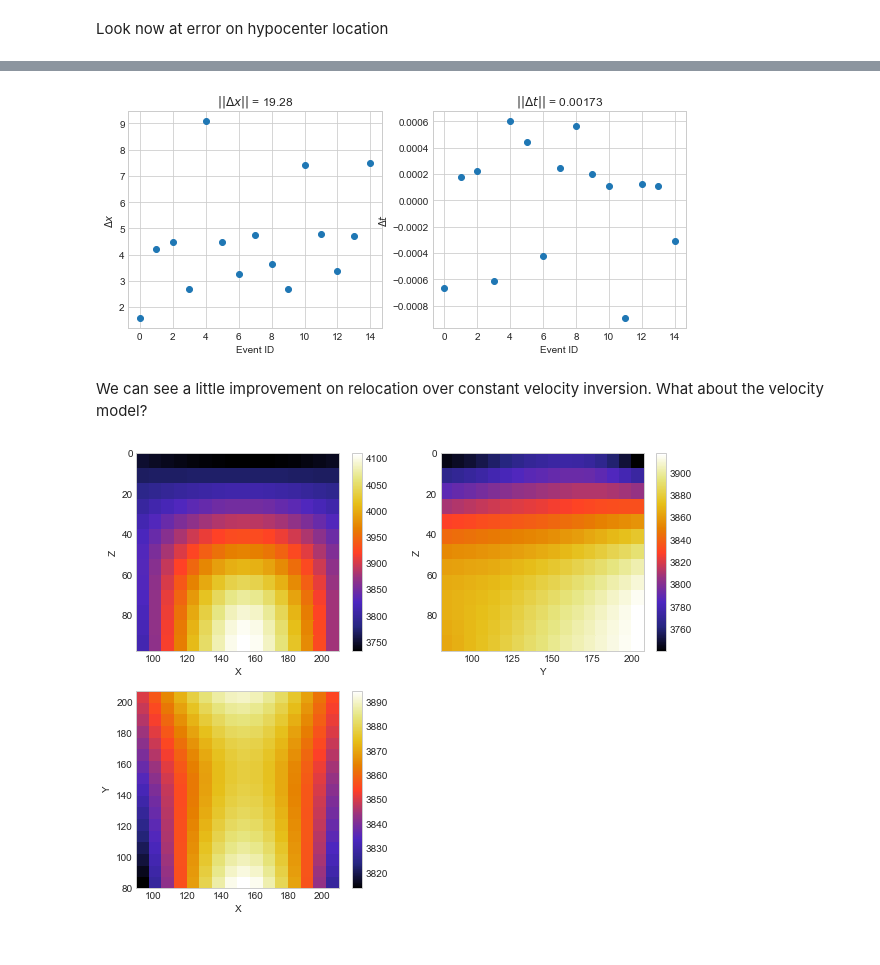
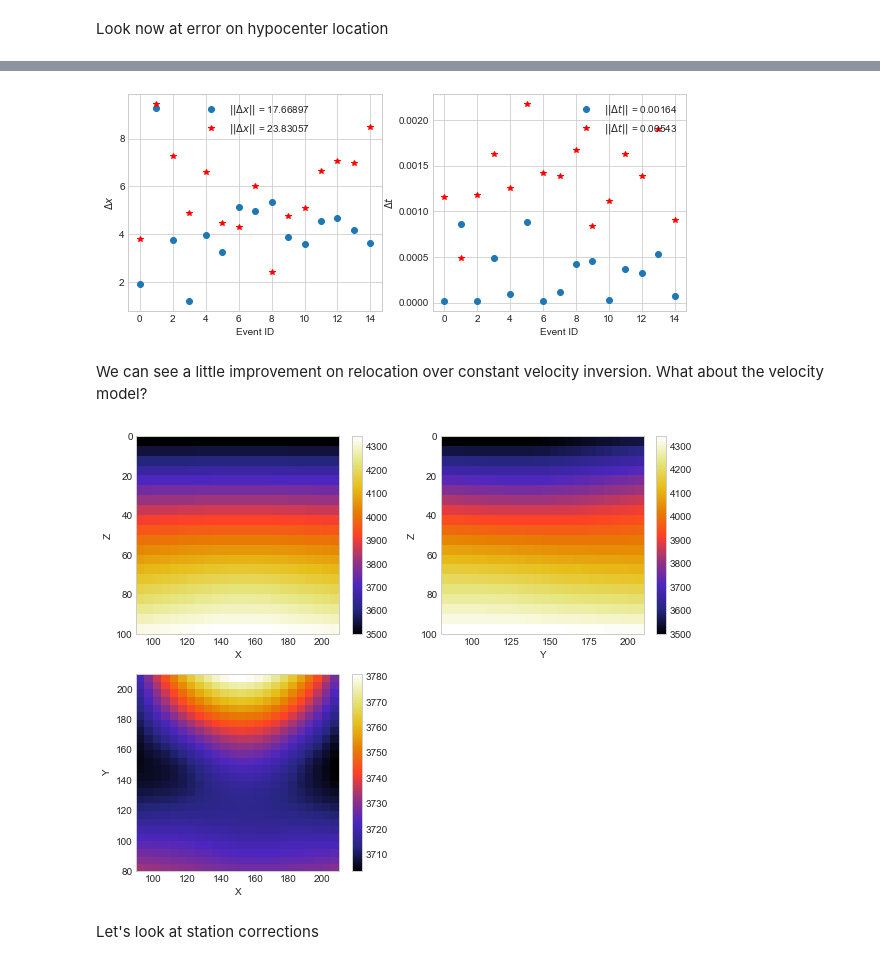
Before and after one commit to groupeLIAMG/hypopy, a Jupyter notebook: hypopy-tutorial.ipynb, the cells around one changed output, grey strips where cells are left out. Cells and saved outputs as stored; diff of their text form; code cells hidden in the pictures.

```diff
--- a/hypopy-tutorial.ipynb
+++ b/hypopy-tutorial.ipynb
@@ -157,5 +167,5 @@ Vpts = np.array([[Vz(1.), 100.0, 100.0, 1.],
                  [Vz(11.), 112.0, 148.0, 11.0],
                  [Vz(5.), 152.0, 108.0, 5.0],
                  [Vz(75.), 152.0, 108.0, 75.0],
-                 [Vz(11.), 192.0, 148.0, 11.0],])
+                 [Vz(11.), 192.0, 148.0, 11.0]])
 # %% [markdown]
@@ -198,5 +203,7 @@ Before running the joint hypocenter-velocity inversion (JHVI), we use the consta
 # %%
-hinit2, res = hypo.hypoloc(data, V=4000., hinit=hinit, maxit=15, convh=1., verbose=True)
+Vinit = np.mean(Vpts[:,0])
+
+hinit2, res = hypo.hypoloc(data, rcv, V=Vinit, hinit=hinit, maxit=15, convh=1., verbose=True)
 # %% [output]
  *** Hypocenter inversion ***
 
@@ -252,0 +276,6 @@ Run the inversion
+# %%
+def Vz2(z):
+    return 4000. + 7.5*(z-50.)
+
+Vpinit = np.kron(Vz2(z), np.ones((g.shape[0], g.shape[1], 1)))
+Vpinit = Vpinit.flatten()
@@ -253,5 +286,5 @@ Run the inversion
 # %%
-h, V, sc, res = hypo.jointHypoVel(par, g, data, Vinit, hinit2, caldata=caldata, Vpts=Vpts)
+h, V, sc, res = hypo.jointHypoVel(par, g, data, rcv, Vpinit, hinit2, caldata=caldata, Vpts=Vpts)
 # %% [output]
  *** Joint hypocenter-velocity inversion ***
 
@@ -362,23 +398,29 @@ plt.show()
 # %%
+err_xc = hinit2[:,2:5] - h_true[:,2:5]
+err_xc = np.sqrt(np.sum(err_xc**2, axis=1))
+err_tc = hinit2[:,1] - h_true[:,1]
+
 err_x = h[:,2:5] - h_true[:,2:5]
 err_x = np.sqrt(np.sum(err_x**2, axis=1))
 err_t = h[:,1] - h_true[:,1]
 
 plt.figure(figsize=(10,4))
 plt.subplot(121)
-plt.plot(err_x,'o')
+plt.plot(err_x,'o',label=r'$\|\|\Delta x\|\|$ = {0:6.5f}'.format(np.linalg.norm(err_x)))
+plt.plot(err_xc,'r*',label=r'$\|\|\Delta x\|\|$ = {0:6.5f}'.format(np.linalg.norm(err_xc)))
 plt.ylabel(r'$\Delta x$')
 plt.xlabel('Event ID')
-plt.title(r'$\|\|\Delta x\|\|$ = {0:3.2f}'.format(np.linalg.norm(err_x)))
+plt.legend()
 plt.subplot(122)
-plt.plot(err_t,'o')
+plt.plot(np.abs(err_t),'o',label=r'$\|\|\Delta t\|\|$ = {0:6.5f}'.format(np.linalg.norm(err_t)))
+plt.plot(np.abs(err_tc),'r*',label=r'$\|\|\Delta t\|\|$ = {0:6.5f}'.format(np.linalg.norm(err_tc)))
 plt.ylabel(r'$\Delta t$')
 plt.xlabel('Event ID')
-plt.title(r'$\|\|\Delta t\|\|$ = {0:6.5f}'.format(np.linalg.norm(err_t)))
+plt.legend()
 
 plt.show()
 # %% [output]
-[figure, old version]
+[figure, new version]
 # %% [markdown]
 We can see a little improvement on relocation over constant velocity inversion.  What about the velocity model?
 # %%
@@ -386,12 +428,12 @@ V3d = V.reshape(g.shape)
 
 plt.figure(figsize=(10,8))
 plt.subplot(221)
-plt.pcolor(x,z,np.squeeze(V3d[:,1,:].T), cmap='CMRmap',), plt.gca().invert_yaxis()
+plt.pcolor(x,z,np.squeeze(V3d[:,9,:].T), cmap='CMRmap',), plt.gca().invert_yaxis()
 plt.xlabel('X')
 plt.ylabel('Z')
 plt.colorbar()
 plt.subplot(222)
-plt.pcolor(y,z,np.squeeze(V3d[1,:,:].T), cmap='CMRmap'), plt.gca().invert_yaxis()
+plt.pcolor(y,z,np.squeeze(V3d[8,:,:].T), cmap='CMRmap'), plt.gca().invert_yaxis()
 plt.xlabel('Y')
 plt.ylabel('Z')
 plt.colorbar()
@@ -401,7 +443,8 @@ plt.xlabel('X')
 plt.ylabel('Y')
 plt.colorbar()
 
-
 plt.show()
 # %% [output]
-[figure, old version]
+[figure, new version]
+# %% [markdown]
+Let's look at station corrections
```
Also changed, not shown: parts of 30 cells of this notebook, 1 other file.
